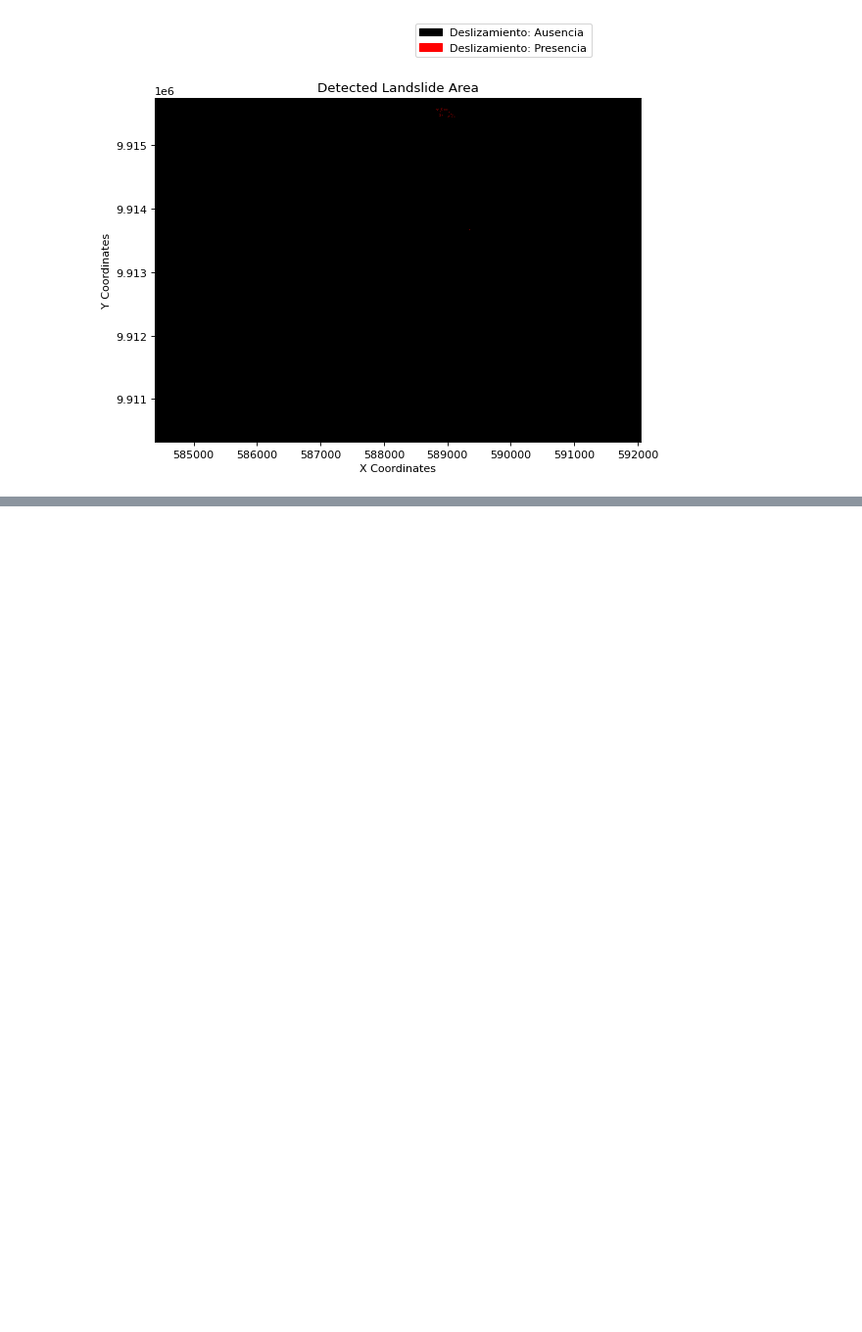
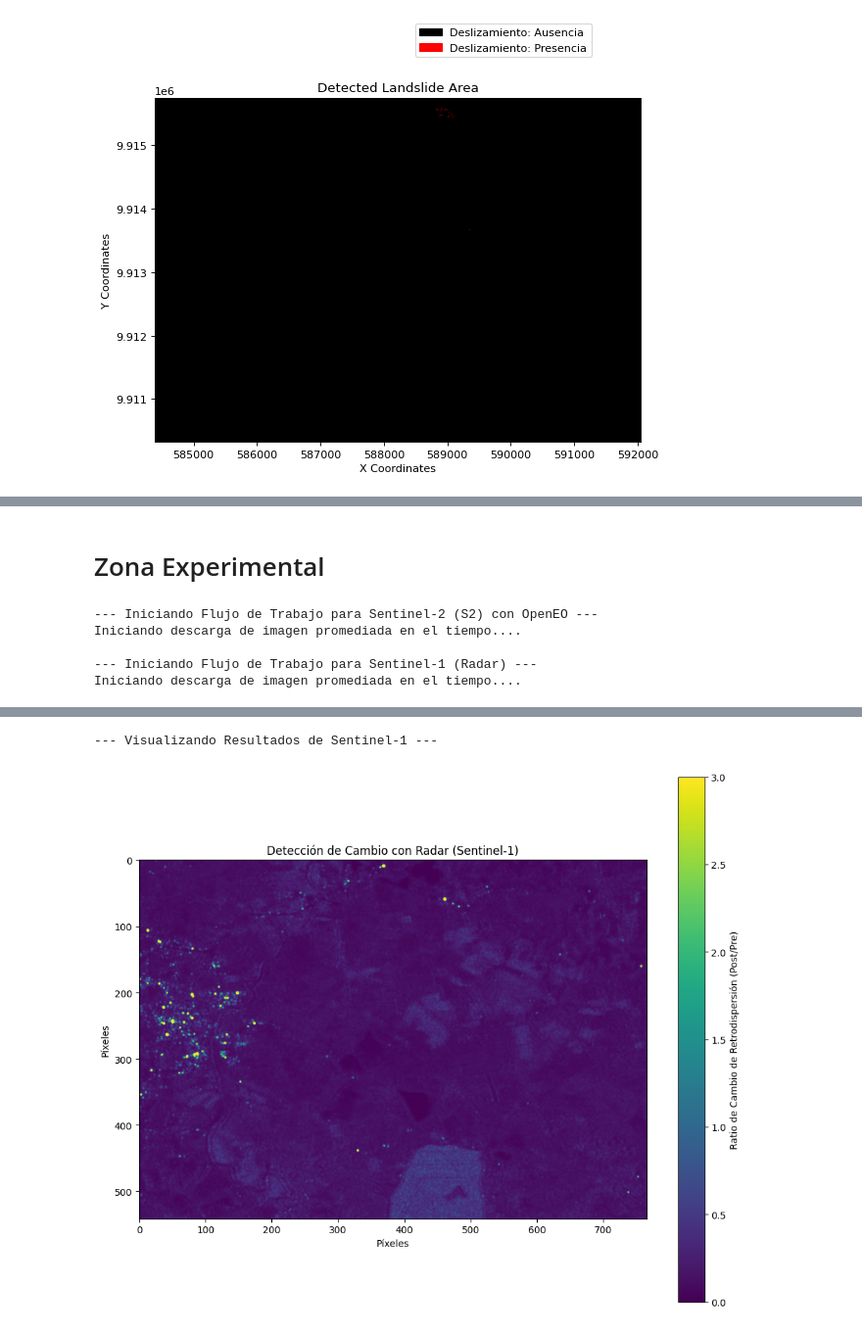
Before and after one commit to Franklingo13/ejemplosCopernicus, a Jupyter notebook: ejemplosJupyter/deslizamineto_tierra_NDVI.ipynb, the cells around one changed output, grey strips where cells are left out. Shown at 98% size. Saved outputs shown, nothing was run; the diff lists cells and outputs as text; code cells hidden in the pictures; blank space fills up the shorter version.

Commit message:
Agrega descargas con más bandas

```diff
--- a/ejemplosJupyter/deslizamineto_tierra_NDVI.ipynb
+++ b/ejemplosJupyter/deslizamineto_tierra_NDVI.ipynb
@@ -224 +229,65 @@ except Exception as e:
 [figure]
+# %% [markdown]
+# Zona Experimental
+# %%
+# Cargar la colección de datos Sentinel-2 (S2) en openEO
+# Usaremos la colección Sentinel-2 Nivel 2A ya que proporciona datos corregidos atmosféricamente.
+# Las bandas especificadas en el código de Earth Engine se mapean a las disponibles en L2A.
+# Algunas bandas (como B1, B9, B10) pueden no estar directamente disponibles o tener diferente resolución
+# en L2A comparado con L1C, pero seleccionaremos las más relevantes para un análisis general.
+# Las bandas comunes para análisis multiespectral son B2, B3, B4, B8. Incluiré las bandas que tienen
+# un equivalente directo o similar en L2A.
+print("\n--- Iniciando Flujo de Trabajo para Sentinel-2 (S2) con OpenEO ---")
+s2_collection_openeo = connection.load_collection(
+    "SENTINEL2_L2A",
+    temporal_extent=temporal_extent_pre, # Usamos el rango temporal pre-evento definido anteriormente
+    spatial_extent=spatial_extent,     # Usamos el área de interés definida anteriormente
+    bands=['B01', 'B02', 'B03', 'B04', 'B05', 'B06', 'B07', 'B08', 'B8A', 'B11', 'B12'] # Seleccionar bandas relevantes en L2A
+)
+s2_allBand = s2_collection_openeo.mean_time()
+print("Iniciando descarga de imagen promediada en el tiempo....")
+s2_allBand.download("sentinel2_collection_pre_event.tiff")
+
+
+print("\n--- Iniciando Flujo de Trabajo para Sentinel-1 (Radar) ---")
+# Cargar la colección de datos de Radar Sentinel-1 (GRD)
+s1_collection_openeo = connection.load_collection(
+    "SENTINEL1_GRD",
+    temporal_extent=temporal_extent_pre,
+    spatial_extent=spatial_extent,
+    bands=['VV', 'VH']
+)
+s1_allBand = s1_collection_openeo.mean_time()
+print("Iniciando descarga de imagen promediada en el tiempo....")
+s1_allBand.download("sentinel1_collection_pre_event.tiff")
+# %% [output]
+--- Iniciando Flujo de Trabajo para Sentinel-2 (S2) con OpenEO ---
+Iniciando descarga de imagen promediada en el tiempo....
+
+--- Iniciando Flujo de Trabajo para Sentinel-1 (Radar) ---
+Iniciando descarga de imagen promediada en el tiempo....
+# %%
+# Visualizar el resultado de Sentinel-1
+print("\n--- Visualizando Resultados de Sentinel-1 ---")
+try:
+    with rasterio.open("sentinel1_collection_pre_event.tiff") as img:
+        value_ratio = img.read(1)
+
+        # Eliminar valores infinitos o no válidos que puedan resultar de la división
+        value_ratio[~np.isfinite(value_ratio)] = 1.0
+
+        # --- Graficar el ratio de cambio ---
+        fig, ax = plt.subplots(figsize=(12, 10), dpi=100)
+
+        # Usamos un mapa de color que muestre bien las variaciones.
+        # vmax=3 significa que estamos interesados en áreas donde la señal de radar se triplicó o más.
+        im = ax.imshow(value_ratio, cmap='viridis', vmin=0, vmax=3)
+
+        fig.colorbar(im, ax=ax, label="Ratio de Cambio de Retrodispersión (Post/Pre)")
+        ax.set_title("Detección de Cambio con Radar (Sentinel-1)")
+        ax.set_xlabel("Píxeles")
+        ax.set_ylabel("Píxeles")
+        plt.show()
+except Exception as e:
+    print(f"No se pudo procesar el archivo de Sentinel-1: {e}")
+# %% [output]
@@ -224,0 +296,2 @@ except Exception as e:
+--- Visualizando Resultados de Sentinel-1 ---
+[figure, added]
```
Also changed, not shown: parts of 7 cells of this notebook.
